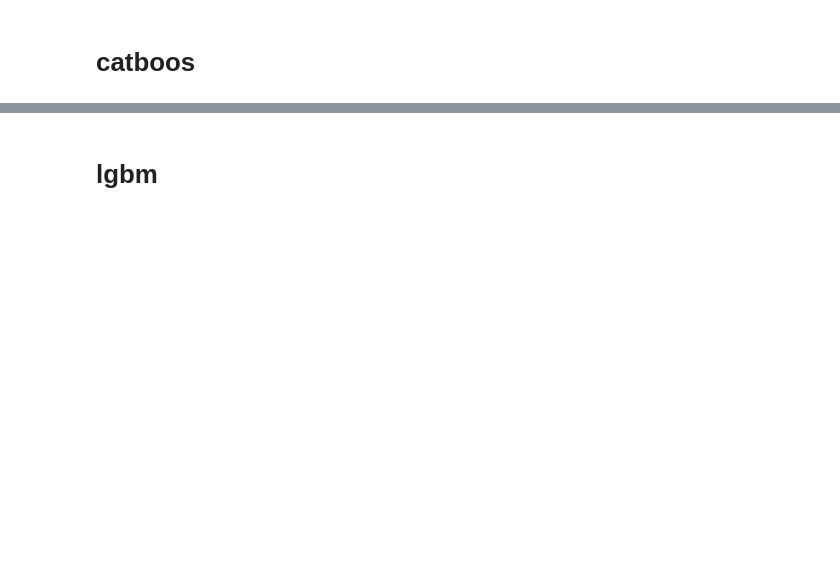
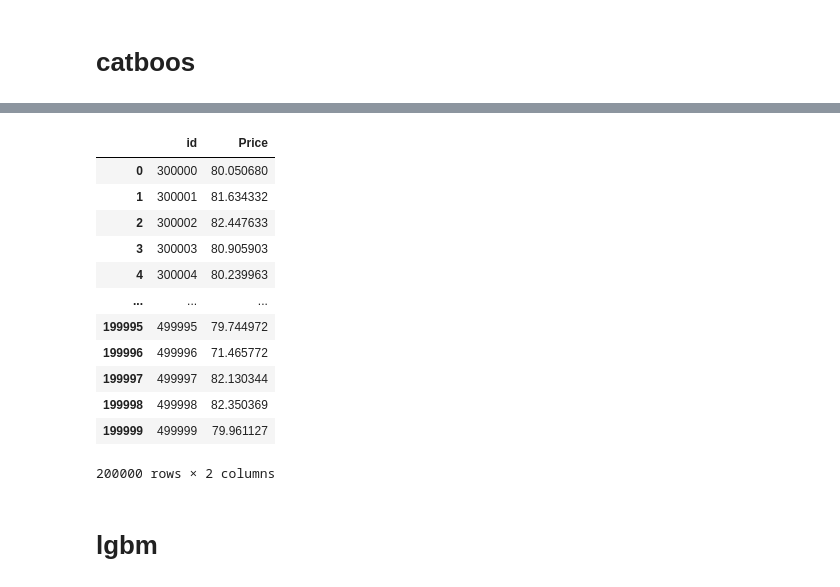
Before and after one commit to Werlor/Backpack_Prediction_Challenge, a Jupyter notebook: models.ipynb, the cells around one changed output, grey strips where cells are left out. Saved outputs shown, nothing was run; the diff lists cells and outputs as text; code cells hidden in the pictures; blank space fills up the shorter version.

```diff
--- a/models.ipynb
+++ b/models.ipynb
@@ -67,3 +21,0 @@ plt.show()
-# %%
-train = pd.get_dummies(train, columns=columns_to_plot, dtype='int', dummy_na=True, drop_first=False)
-test = pd.get_dummies(test, columns=columns_to_plot, dtype='int', dummy_na=True, drop_first=False)
@@ -84,3 +21,0 @@ plt.show()
-# %%
-train = pd.get_dummies(train, columns=columns_to_plot, dtype='int', dummy_na=True, drop_first=True)
-test = pd.get_dummies(test, columns=columns_to_plot, dtype='int', dummy_na=True, drop_first=True)
@@ -108,8 +151,15 @@ X_train, X_test, y_train, y_test = train_test_split(X, y, test_size=0.2, random_
 # %%
 params = {'random_seed': 42,
           'verbose': 0,
+          'eval_metric': 'RMSE'}
+
+study_params_0 = {'random_seed': 42,
+          'verbose': 0,
           'eval_metric': 'RMSE',
-          }
+          'iterations': 934,
+          'learning_rate': 0.015921861697403002,
+          'depth': 4,
+          'l2_leaf_reg': 0.0029261943947529005}
 # %%
 cat_model = CatBoostRegressor(**params)
 cat_model.fit(X_train, y_train)
@@ -123,5 +173,21 @@ rmse
 # %%
 output = pd.DataFrame({'id': test_id, 'Price': pred})
 output.to_csv('data/cat_model.csv', index=False)
+# %%
+output
+# %% [output]
+|  | id | Price |
+| 0 | 300000 | 80.050680 |
+| 1 | 300001 | 81.634332 |
+| 2 | 300002 | 82.447633 |
+| 3 | 300003 | 80.905903 |
+| 4 | 300004 | 80.239963 |
+| ... | ... | ... |
+| 199995 | 499995 | 79.744972 |
+| 199996 | 499996 | 71.465772 |
+| 199997 | 499997 | 82.130344 |
+| 199998 | 499998 | 82.350369 |
+| 199999 | 499999 | 79.961127 |
+200000 rows × 2 columns
 # %% [markdown]
 # lgbm
```
Also changed, not shown: parts of 23 cells of this notebook, 1 other file.
